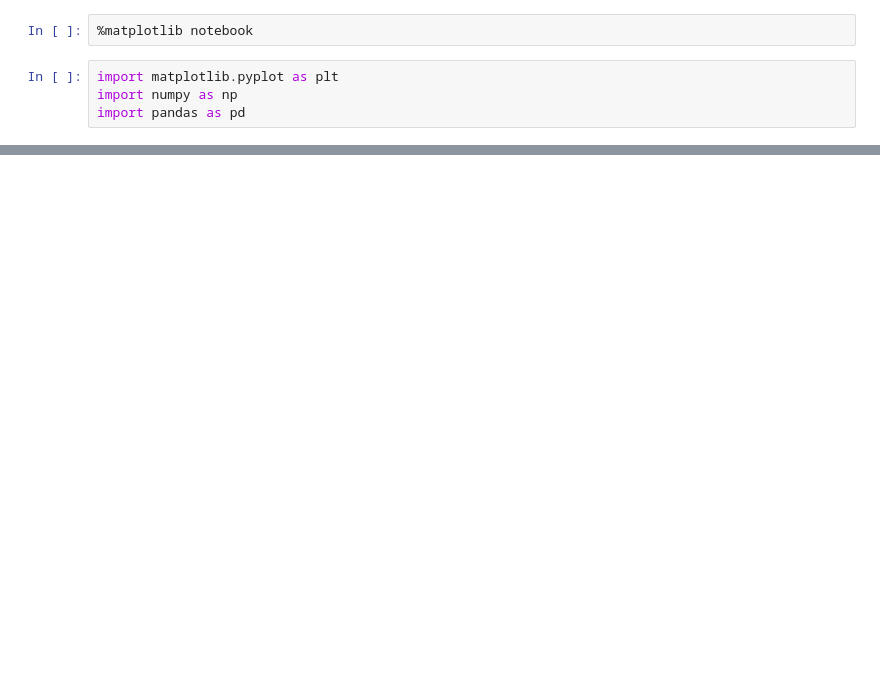
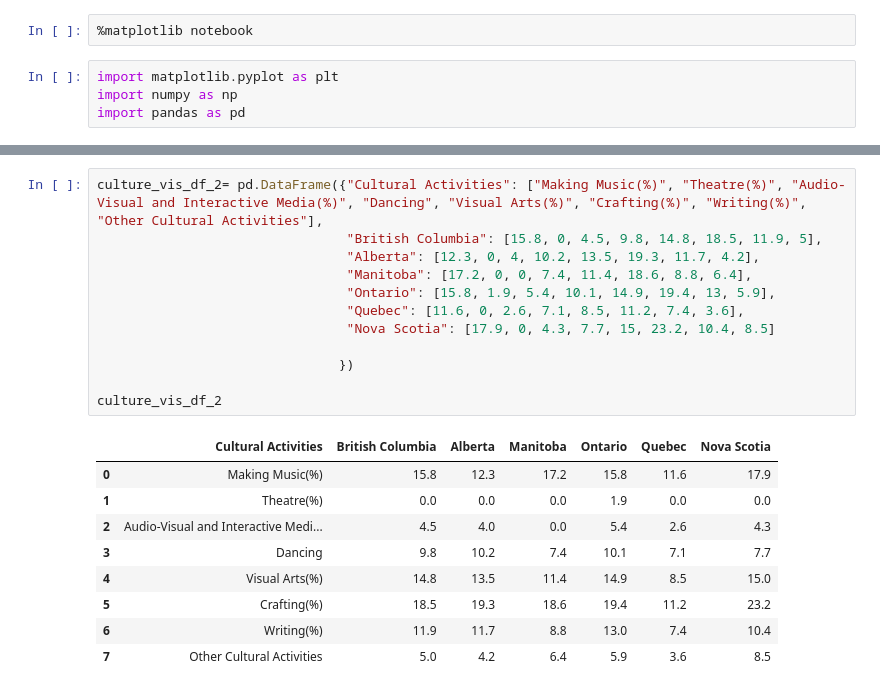
Before and after one commit to detmanski/Overview_Canada_Analysis, a Jupyter notebook: culture_visualizatons.ipynb, the cells around one changed output, grey strips where cells are left out. Cells and saved outputs as stored; diff of their text form; blank space fills up the shorter version.

```diff
--- a/culture_visualizatons.ipynb
+++ b/culture_visualizatons.ipynb
@@ -34,0 +27,22 @@ SyntaxError: invalid syntax (168135057.py, line 2)
+# %%
+culture_vis_df_2= pd.DataFrame({"Cultural Activities": ["Making Music(%)", "Theatre(%)", "Audio-Visual and Interactive Media(%)", "Dancing", "Visual Arts(%)", "Crafting(%)", "Writing(%)", "Other Cultural Activities"],
+                                "British Columbia": [15.8, 0, 4.5, 9.8, 14.8, 18.5, 11.9, 5],
+                                "Alberta": [12.3, 0, 4, 10.2, 13.5, 19.3, 11.7, 4.2],
+                                "Manitoba": [17.2, 0, 0, 7.4, 11.4, 18.6, 8.8, 6.4],
+                                "Ontario": [15.8, 1.9, 5.4, 10.1, 14.9, 19.4, 13, 5.9],
+                                "Quebec": [11.6, 0, 2.6, 7.1, 8.5, 11.2, 7.4, 3.6],
+                                "Nova Scotia": [17.9, 0, 4.3, 7.7, 15, 23.2, 10.4, 8.5]
+
+                               })
+
+culture_vis_df_2
+# %% [output]
+|  | Cultural Activities | British Columbia | Alberta | Manitoba | Ontario | Quebec | Nova Scotia |
+| 0 | Making Music(%) | 15.8 | 12.3 | 17.2 | 15.8 | 11.6 | 17.9 |
+| 1 | Theatre(%) | 0.0 | 0.0 | 0.0 | 1.9 | 0.0 | 0.0 |
+| 2 | Audio-Visual and Interactive Medi... | 4.5 | 4.0 | 0.0 | 5.4 | 2.6 | 4.3 |
+| 3 | Dancing | 9.8 | 10.2 | 7.4 | 10.1 | 7.1 | 7.7 |
+| 4 | Visual Arts(%) | 14.8 | 13.5 | 11.4 | 14.9 | 8.5 | 15.0 |
+| 5 | Crafting(%) | 18.5 | 19.3 | 18.6 | 19.4 | 11.2 | 23.2 |
+| 6 | Writing(%) | 11.9 | 11.7 | 8.8 | 13.0 | 7.4 | 10.4 |
+| 7 | Other Cultural Activities | 5.0 | 4.2 | 6.4 | 5.9 | 3.6 | 8.5 |
```
Also changed, not shown: parts of 8 cells of this notebook, 3 other files.
